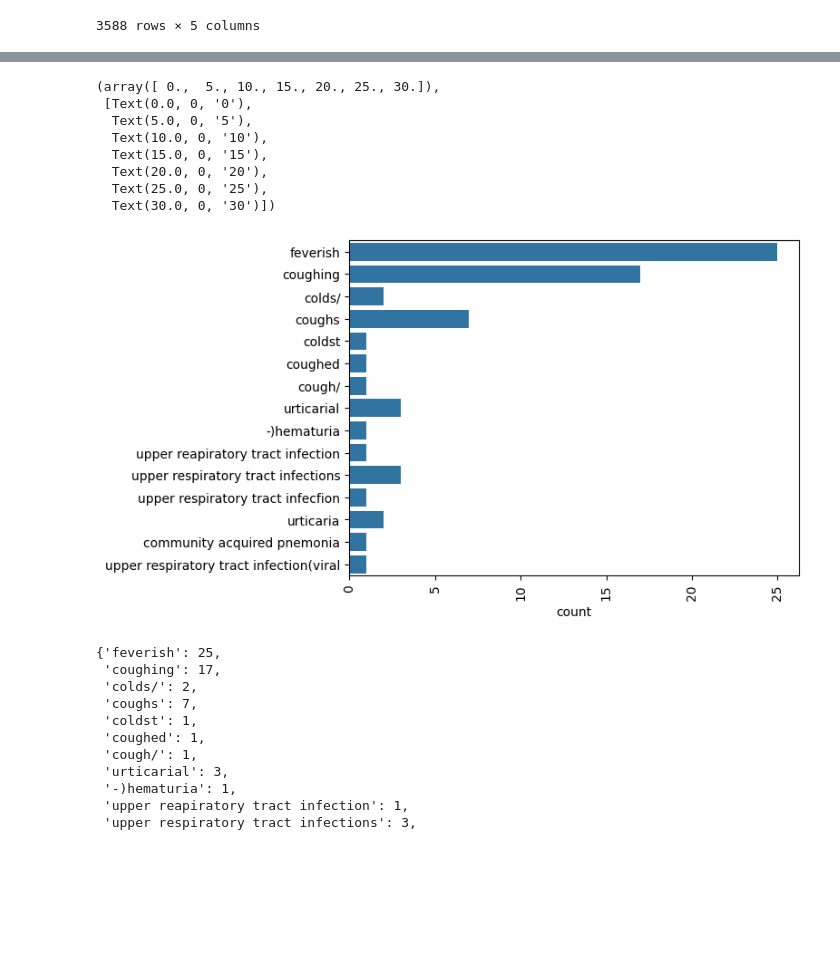
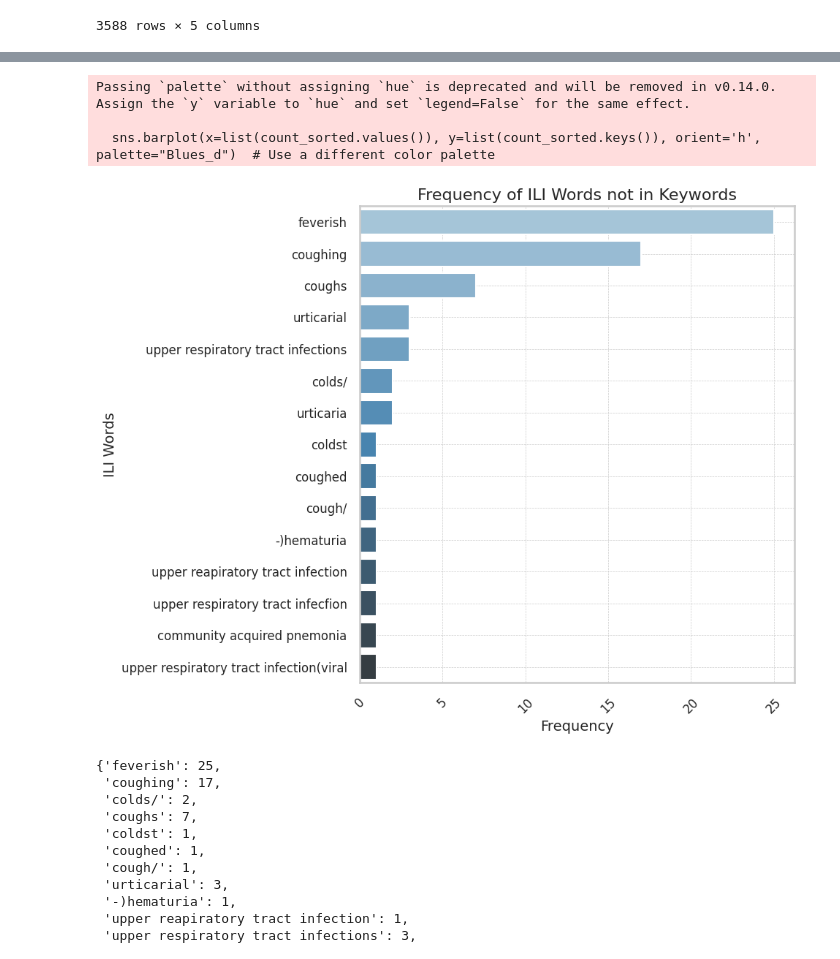
Before and after one commit to miniloda/AI4PEP, a Jupyter notebook: NER/03-time-series/Training Spacy.ipynb, the cells around one changed output, grey strips where cells are left out. Drawn from its saved outputs; the diff is of its cells as text; code cells hidden in the pictures; blank space fills up the shorter version.

```diff
--- a/NER/03-time-series/Training Spacy.ipynb
+++ b/NER/03-time-series/Training Spacy.ipynb
@@ -437,16 +417,35 @@ for i in range(len(labels)):
 # %%
 import matplotlib.pyplot as plt
 import seaborn as sns
-sns.countplot(wrong_labels)
-plt.xticks(rotation=90)
+import numpy as np
+
+# Set the style
+sns.set_style("whitegrid")
+
+# Increase the context for better readability
+sns.set_context("talk")
+
+# Assuming 'count_sorted' is your dictionary from previous code
+count_sorted = {k: v for k, v in sorted(count.items(), key=lambda item: item[1], reverse=True)}
+
+# Create the plot
+plt.figure(figsize=(10, 8))  # Adjust the figure size
+sns.barplot(x=list(count_sorted.values()), y=list(count_sorted.keys()), orient='h', palette="Blues_d")  # Use a different color palette
+
+# Customize the plot
+plt.xticks(rotation=45, fontsize=12)  # Rotate and set font size for x-ticks
+plt.yticks(fontsize=12)  # Set font size for y-ticks
+plt.title("Frequency of ILI Words not in Keywords", fontsize=16)  # Set title and font size
+plt.xlabel("Frequency", fontsize=14)  # Set x-label and font size
+plt.ylabel("ILI Words", fontsize=14)  # Set y-label and font size
+plt.grid(True, which="both", ls="--", linewidth=0.5)  # Add gridlines
+
+# Show the plot
+plt.tight_layout()  # Adjust the layout to make room for the rotated x-tick labels
+plt.show()
 # %% [output]
-(array([ 0.,  5., 10., 15., 20., 25., 30.]),
- [Text(0.0, 0, '0'),
-  Text(5.0, 0, '5'),
-  Text(10.0, 0, '10'),
-  Text(15.0, 0, '15'),
-  Text(20.0, 0, '20'),
-  Text(25.0, 0, '25'),
-  Text(30.0, 0, '30')])
+Passing `palette` without assigning `hue` is deprecated and will be removed in v0.14.0. Assign the `y` variable to `hue` and set `legend=False` for the same effect.
+
+  sns.barplot(x=list(count_sorted.values()), y=list(count_sorted.keys()), orient='h', palette="Blues_d")  # Use a different color palette
-[figure, old version]
+[figure, new version]
 # %%
```
Also changed, not shown: parts of 19 cells of this notebook, 13 other files.
